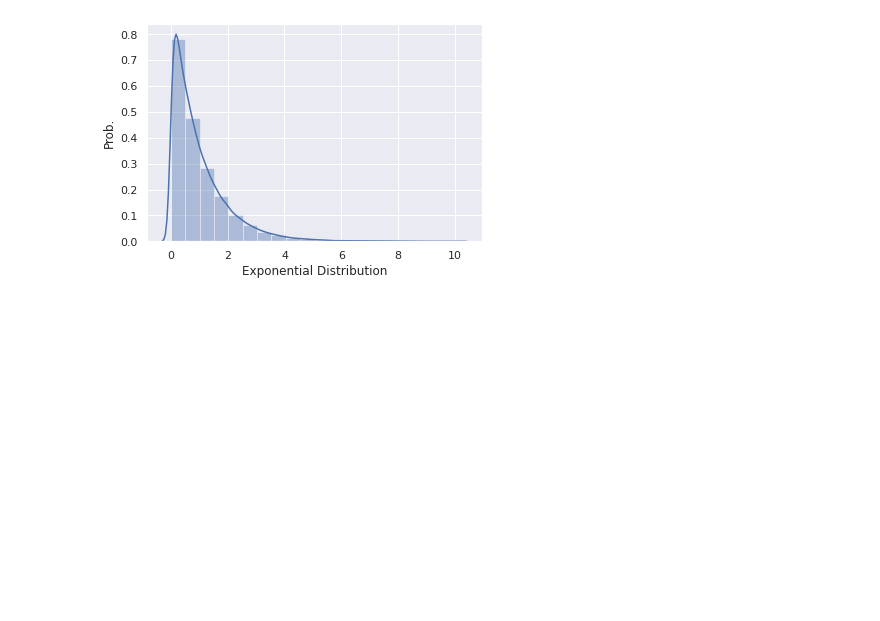
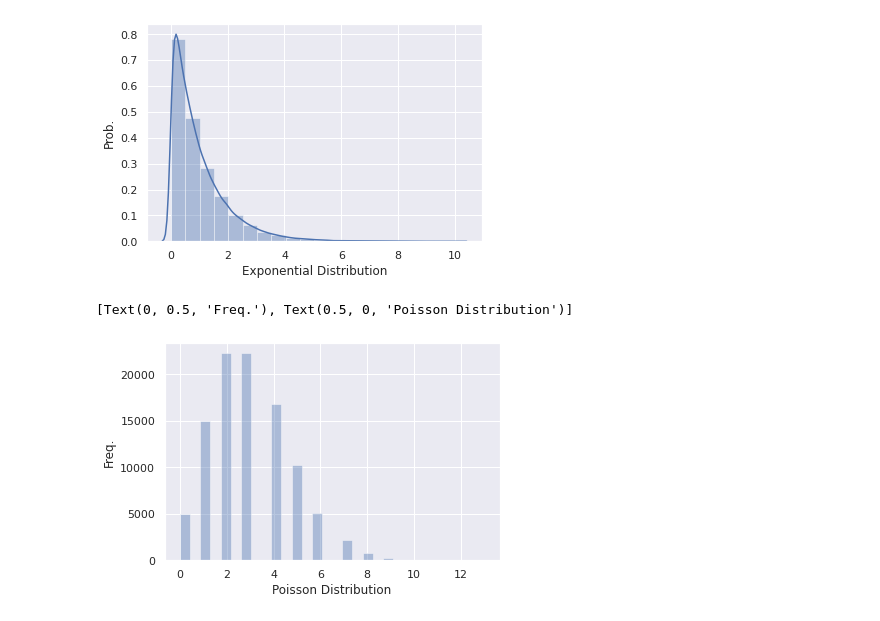
Before and after one commit to grale13/cursoad, a Jupyter notebook: M2_T3.ipynb, the cells around one changed output. Cells and saved outputs as stored; diff of their text form; code cells hidden in the pictures; blank space fills up the shorter version.

```diff
--- a/M2_T3.ipynb
+++ b/M2_T3.ipynb
@@ -100,3 +100,16 @@ ax.set(xlabel="Exponential Distribution", ylabel="Prob.")
 # %% [output]
 [Text(0, 0.5, 'Prob.'), Text(0.5, 0, 'Exponential Distribution')]
 [figure]
+# %%
+from scipy.stats import poisson
+
+n = 100000
+mu = 3
+# create fake data
+data_poisson = poisson.rvs(size = n, mu = mu)
+
+ax = sns.distplot(data_poisson, bins = 30, color = "b", kde = False)
+ax.set(xlabel="Poisson Distribution", ylabel="Freq.")
+# %% [output]
+[Text(0, 0.5, 'Freq.'), Text(0.5, 0, 'Poisson Distribution')]
+[figure, added]
```
Also changed, not shown: parts of 1 cell of this notebook.
